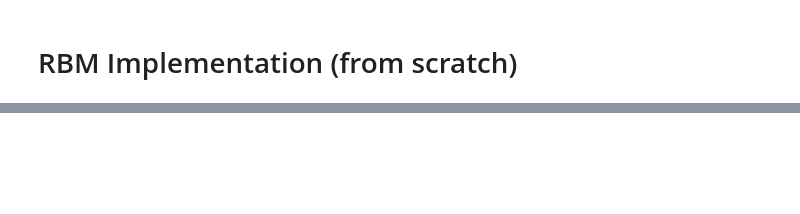
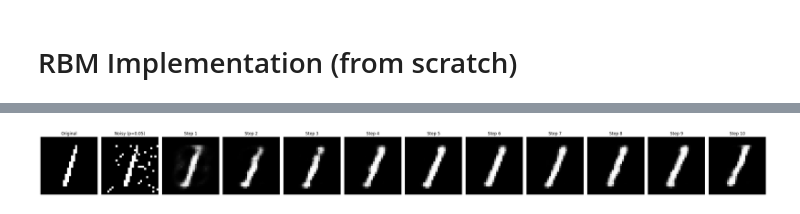
Before and after one commit to andr3w1699/Intelligent_System_for_Pattern_Recognition, a Jupyter notebook: SecondAssignement.ipynb, the cells around one changed output, grey strips where cells are left out. Cells and saved outputs as stored; diff of their text form; code cells hidden in the pictures; blank space fills up the shorter version.

```diff
--- a/SecondAssignement.ipynb
+++ b/SecondAssignement.ipynb
@@ -97,7 +163,7 @@ print(images[0][0][:5, :5])    # Top-left 5x5 corner pixel values
 # RBM Implementation (from scratch)
 # %%
 class RBM:
-  def __init__(self, n_visible, n_hidden, k=1, learning_rate=0.0001):
+  def __init__(self, n_visible, n_hidden, k=1, learning_rate=0.001, weight_cost=0.0001, sparsity_target=0.05, sparsity_cost=0.01, sparsity_decay=0.9):
     # number of input neurons (in MNIST pixels of an image --> 28x28 = 784)
     self.n_visible = n_visible
     # number of hidden units (it's an hyperparameter)
@@ -117,6 +183,13 @@ class RBM:
     self.W_momentum = torch.zeros_like(self.W)
     self.h_bias_momentum = torch.zeros_like(self.h_bias)
     self.v_bias_momentum = torch.zeros_like(self.v_bias)
+
+    self.weight_cost = weight_cost
+
+    self.sparsity_target = sparsity_target
+    self.sparsity_cost = sparsity_cost
+    self.sparsity_decay = sparsity_decay
+    self.q = torch.zeros(n_hidden)  # running estimate of q for each hidden unit
 
 
   # Sample hidden units given visible units
@@ -161,8 +234,23 @@ class RBM:
 
         batch_size = v0.size(0)
         dW = (torch.matmul(h0.t(), v0) - torch.matmul(hk.t(), v)) / batch_size
+        dW -= self.weight_cost * self.W  # <-- L2 regularization on weights
         dvb = torch.sum(v0 - v, dim=0) / batch_size
         dhb = torch.sum(h0 - hk, dim=0) / batch_size
+
+        # Update q (running estimate of hidden unit activity)
+        q_current = torch.mean(ph0, dim=0)  # mean activation over batch
+        self.q = self.sparsity_decay * self.q + (1 - self.sparsity_decay) * q_current
+
+        # Sparsity gradient (q - p)
+        sparsity_grad = self.q - self.sparsity_target  # shape: [n_hidden]
+
+        # Expand to match W shape: each row in W corresponds to one hidden unit
+        sparsity_grad_matrix = sparsity_grad.view(-1, 1)  # shape: [n_hidden, 1]
+
+        # Apply sparsity cost to weight gradient and hidden bias gradient
+        dW -= self.sparsity_cost * sparsity_grad_matrix
+        dhb -= self.sparsity_cost * sparsity_grad
 
         # Apply momentum update
         self.W_momentum = momentum * self.W_momentum + self.learning_rate * dW
@@ -207,7 +295,7 @@ class RBM:
             loss += torch.mean((images - self.reconstruct(images)) ** 2).item()
 
         avg_loss = loss / len(train_loader)
-        print(f"Epoch {epoch + 1}, Loss: {avg_loss:.6f}, Momentum: {momentum:.2f}, LR: {self.learning_rate:.6f}")
+        print(f"Epoch {epoch + 1}, Loss: {avg_loss:.6f}, Momentum: {momentum:.2f}, LR: {self.learning_rate:.6f}, WC: {self.weight_cost:.6f}")
 
         # Momentum scheduling
         if use_momentum and epoch == trigger_epoch:
@@ -439,4 +572,6 @@ def visualize_denoising(rbm, test_loader, digit=2, steps=10, noise_level=0.4):
     plt.tight_layout()
     plt.show()
 # %%
-visualize_denoising(rbm_k5, test_loader, digit=7, steps=20, noise_level=0.1)
+visualize_denoising(rbm_k1, test_loader, digit=1, steps=10, noise_level=0.05)
+# %% [output]
+[figure, added]
```
Also changed, not shown: parts of 14 cells of this notebook.
